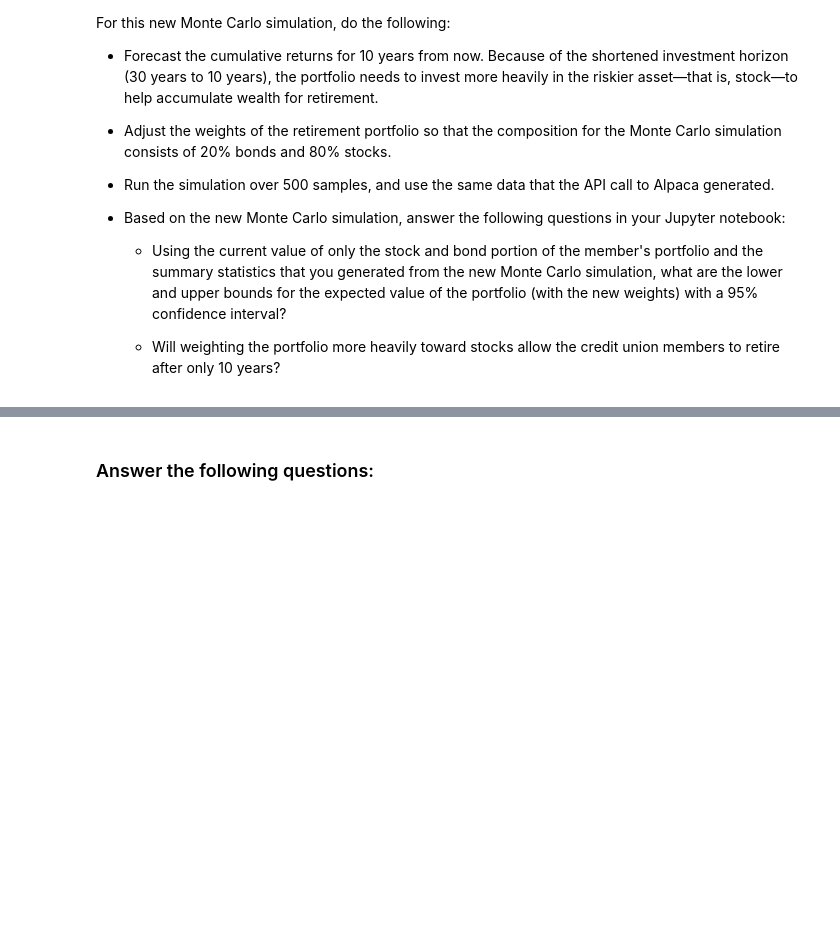
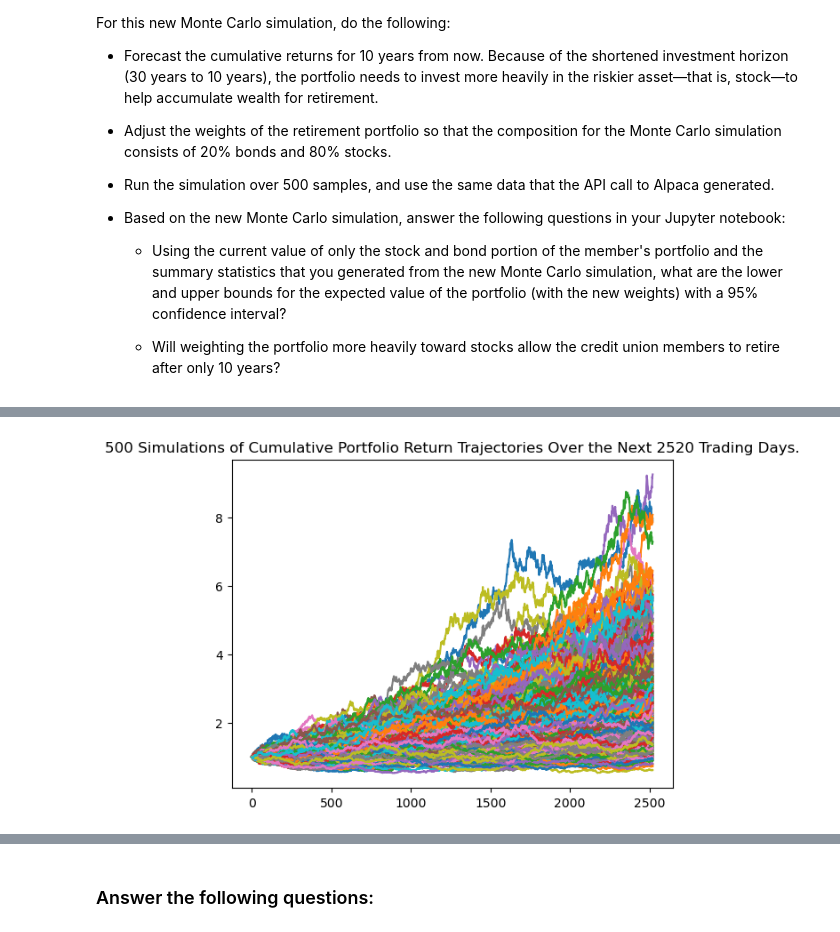
Before and after one commit to PhilipTimothe/Fin-Tech-Module-5, a Jupyter notebook: financial_planning_tools.ipynb, the cells around one changed output, grey strips where cells are left out. Drawn from its saved outputs; the diff is of its cells as text; code cells hidden in the pictures; blank space fills up the shorter version.

```diff
--- a/financial_planning_tools.ipynb
+++ b/financial_planning_tools.ipynb
@@ -635,7 +664,12 @@ For this new Monte Carlo simulation, do the following:
 # Configure a Monte Carlo simulation to forecast 10 years cumulative returns
 # The weights should be split 20% to AGG and 80% to SPY.
 # Run 500 samples.
-# YOUR CODE HERE
+MC_ten_year = MCSimulation(
+    portfolio_data = porfolio_3year_df,
+    weights = [.80,.20],
+    num_simulation = 500,
+    num_trading_days = 252*10
+)
 
 # Review the simulation input data
-# YOUR CODE HERE
+MC_thirty_year.portfolio_data.head()
@@ -645,7 +730,9 @@ For this new Monte Carlo simulation, do the following:
 # %%
 # Visualize the 10-year Monte Carlo simulation by creating an
 # overlay line plot
-# YOUR CODE HERE
+MC_ten_year_sim_line_plot = MC_ten_year.plot_simulation()
+# %% [output]
+[figure, added]
 # %%
 # Visualize the probability distribution of the 10-year Monte Carlo simulation
 # by plotting a histogram
```
Also changed, not shown: parts of 26 cells of this notebook, 1 other file.
